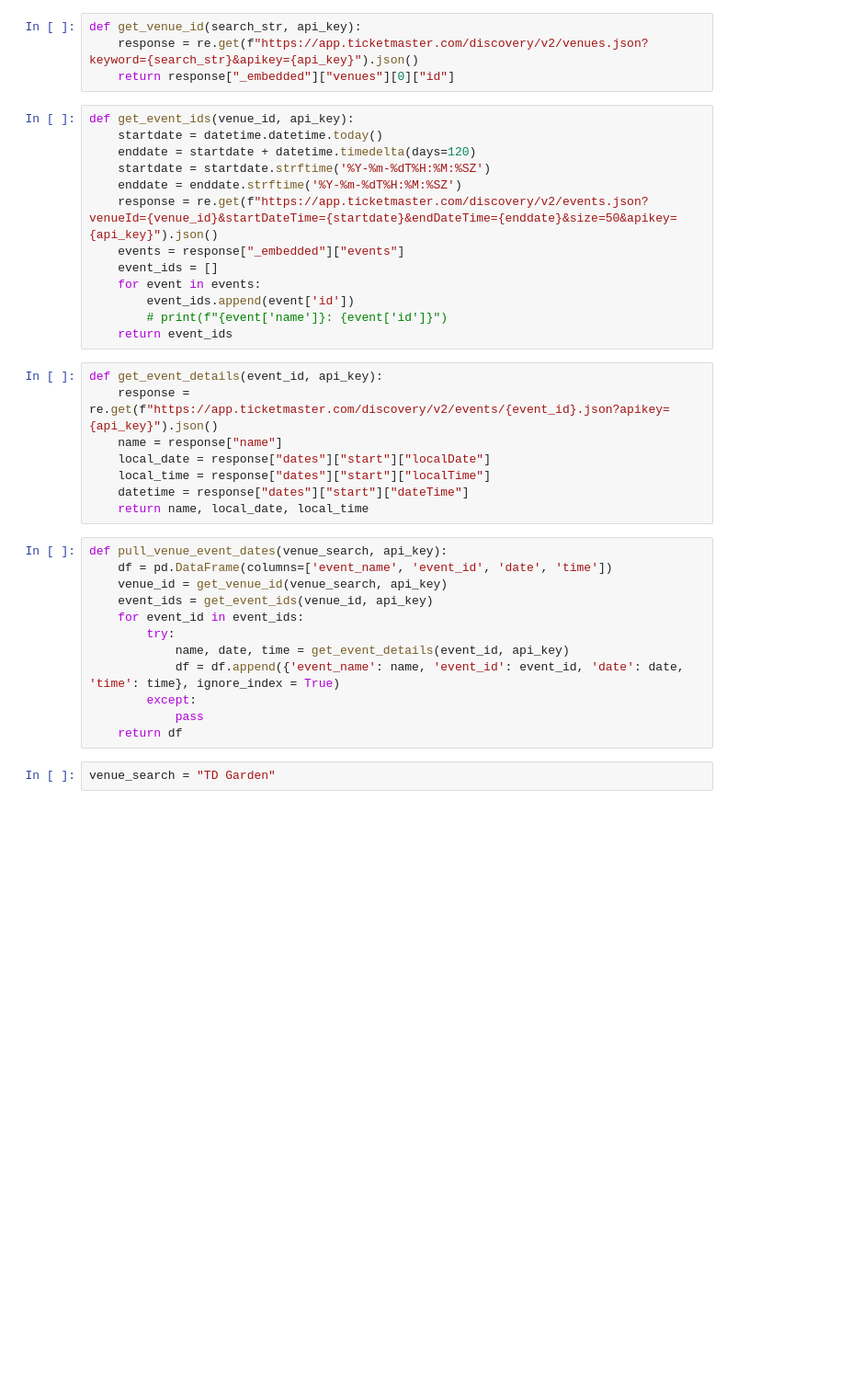
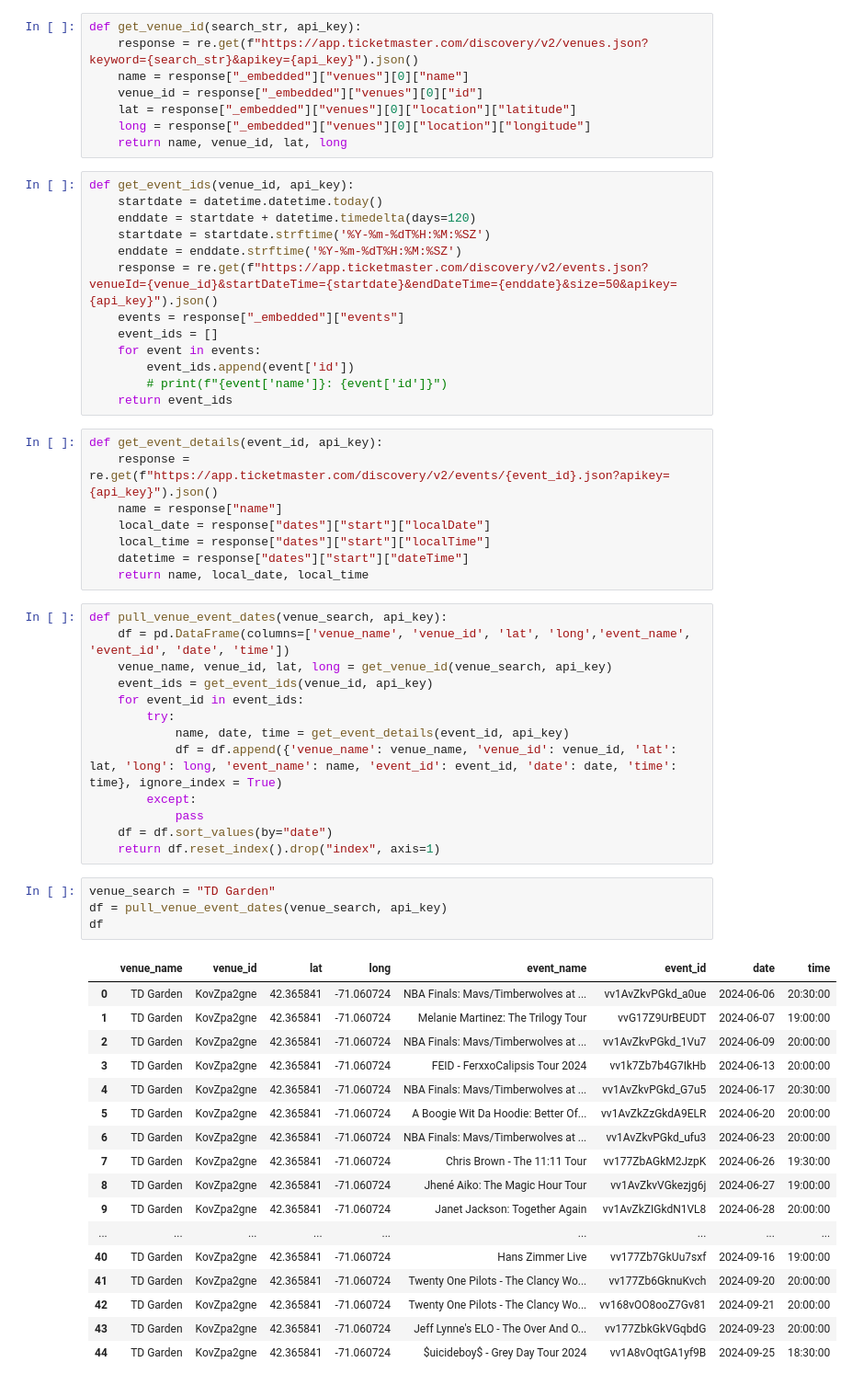
Before and after one commit to sean-r-duffy/tracking-the-t, a Jupyter notebook: ticketmaster_api.ipynb, the cells around one changed output. Shown: that part at 92% size. Cells and saved outputs as stored; diff of their text form; blank space fills up the shorter version.

```diff
--- a/ticketmaster_api.ipynb
+++ b/ticketmaster_api.ipynb
@@ -8,7 +8,11 @@ with open('api_key.txt') as file:
 # %%
 def get_venue_id(search_str, api_key):
     response = re.get(f"https://app.ticketmaster.com/discovery/v2/venues.json?keyword={search_str}&apikey={api_key}").json()
-    return response["_embedded"]["venues"][0]["id"]
+    name = response["_embedded"]["venues"][0]["name"]
+    venue_id = response["_embedded"]["venues"][0]["id"]
+    lat = response["_embedded"]["venues"][0]["location"]["latitude"]
+    long = response["_embedded"]["venues"][0]["location"]["longitude"]
+    return name, venue_id, lat, long
 # %%
 def get_event_ids(venue_id, api_key):
     startdate = datetime.datetime.today()
@@ -32,16 +36,37 @@ def get_event_details(event_id, api_key):
     return name, local_date, local_time
 # %%
 def pull_venue_event_dates(venue_search, api_key):
-    df = pd.DataFrame(columns=['event_name', 'event_id', 'date', 'time'])
-    venue_id = get_venue_id(venue_search, api_key)
+    df = pd.DataFrame(columns=['venue_name', 'venue_id', 'lat', 'long','event_name', 'event_id', 'date', 'time'])
+    venue_name, venue_id, lat, long = get_venue_id(venue_search, api_key)
     event_ids = get_event_ids(venue_id, api_key)
     for event_id in event_ids:
         try:
             name, date, time = get_event_details(event_id, api_key)
-            df = df.append({'event_name': name, 'event_id': event_id, 'date': date, 'time': time}, ignore_index = True)
+            df = df.append({'venue_name': venue_name, 'venue_id': venue_id, 'lat': lat, 'long': long, 'event_name': name, 'event_id': event_id, 'date': date, 'time': time}, ignore_index = True)
         except:
             pass
-    return df
+    df = df.sort_values(by="date")
+    return df.reset_index().drop("index", axis=1)
 # %%
 venue_search = "TD Garden"
+df = pull_venue_event_dates(venue_search, api_key)
+df
+# %% [output]
+|  | venue_name | venue_id | lat | long | event_name | event_id | date | time |
+| 0 | TD Garden | KovZpa2gne | 42.365841 | -71.060724 | NBA Finals: Mavs/Timberwolves at ... | vv1AvZkvPGkd_a0ue | 2024-06-06 | 20:30:00 |
+| 1 | TD Garden | KovZpa2gne | 42.365841 | -71.060724 | Melanie Martinez: The Trilogy Tour | vvG17Z9UrBEUDT | 2024-06-07 | 19:00:00 |
+| 2 | TD Garden | KovZpa2gne | 42.365841 | -71.060724 | NBA Finals: Mavs/Timberwolves at ... | vv1AvZkvPGkd_1Vu7 | 2024-06-09 | 20:00:00 |
+| 3 | TD Garden | KovZpa2gne | 42.365841 | -71.060724 | FEID - FerxxoCalipsis Tour 2024 | vv1k7Zb7b4G7IkHb | 2024-06-13 | 20:00:00 |
+| 4 | TD Garden | KovZpa2gne | 42.365841 | -71.060724 | NBA Finals: Mavs/Timberwolves at ... | vv1AvZkvPGkd_G7u5 | 2024-06-17 | 20:30:00 |
+| 5 | TD Garden | KovZpa2gne | 42.365841 | -71.060724 | A Boogie Wit Da Hoodie: Better Of... | vv1AvZkZzGkdA9ELR | 2024-06-20 | 20:00:00 |
+| 6 | TD Garden | KovZpa2gne | 42.365841 | -71.060724 | NBA Finals: Mavs/Timberwolves at ... | vv1AvZkvPGkd_ufu3 | 2024-06-23 | 20:00:00 |
+| 7 | TD Garden | KovZpa2gne | 42.365841 | -71.060724 | Chris Brown - The 11:11 Tour | vv177ZbAGkM2JzpK | 2024-06-26 | 19:30:00 |
+| 8 | TD Garden | KovZpa2gne | 42.365841 | -71.060724 | Jhené Aiko: The Magic Hour Tour | vv1AvZkvVGkezjg6j | 2024-06-27 | 19:00:00 |
+| 9 | TD Garden | KovZpa2gne | 42.365841 | -71.060724 | Janet Jackson: Together Again | vv1AvZkZIGkdN1VL8 | 2024-06-28 | 20:00:00 |
+| ... | ... | ... | ... | ... | ... | ... | ... | ... |
+| 40 | TD Garden | KovZpa2gne | 42.365841 | -71.060724 | Hans Zimmer Live | vv177Zb7GkUu7sxf | 2024-09-16 | 19:00:00 |
+| 41 | TD Garden | KovZpa2gne | 42.365841 | -71.060724 | Twenty One Pilots - The Clancy Wo... | vv177Zb6GknuKvch | 2024-09-20 | 20:00:00 |
+| 42 | TD Garden | KovZpa2gne | 42.365841 | -71.060724 | Twenty One Pilots - The Clancy Wo... | vv168vOO8ooZ7Gv81 | 2024-09-21 | 20:00:00 |
+| 43 | TD Garden | KovZpa2gne | 42.365841 | -71.060724 | Jeff Lynne's ELO - The Over And O... | vv177ZbkGkVGqbdG | 2024-09-23 | 20:00:00 |
+| 44 | TD Garden | KovZpa2gne | 42.365841 | -71.060724 | $uicideboy$ - Grey Day Tour 2024 | vv1A8vOqtGA1yf9B | 2024-09-25 | 18:30:00 |
 # %%
```
Also changed, not shown: parts of 4 cells of this notebook.
